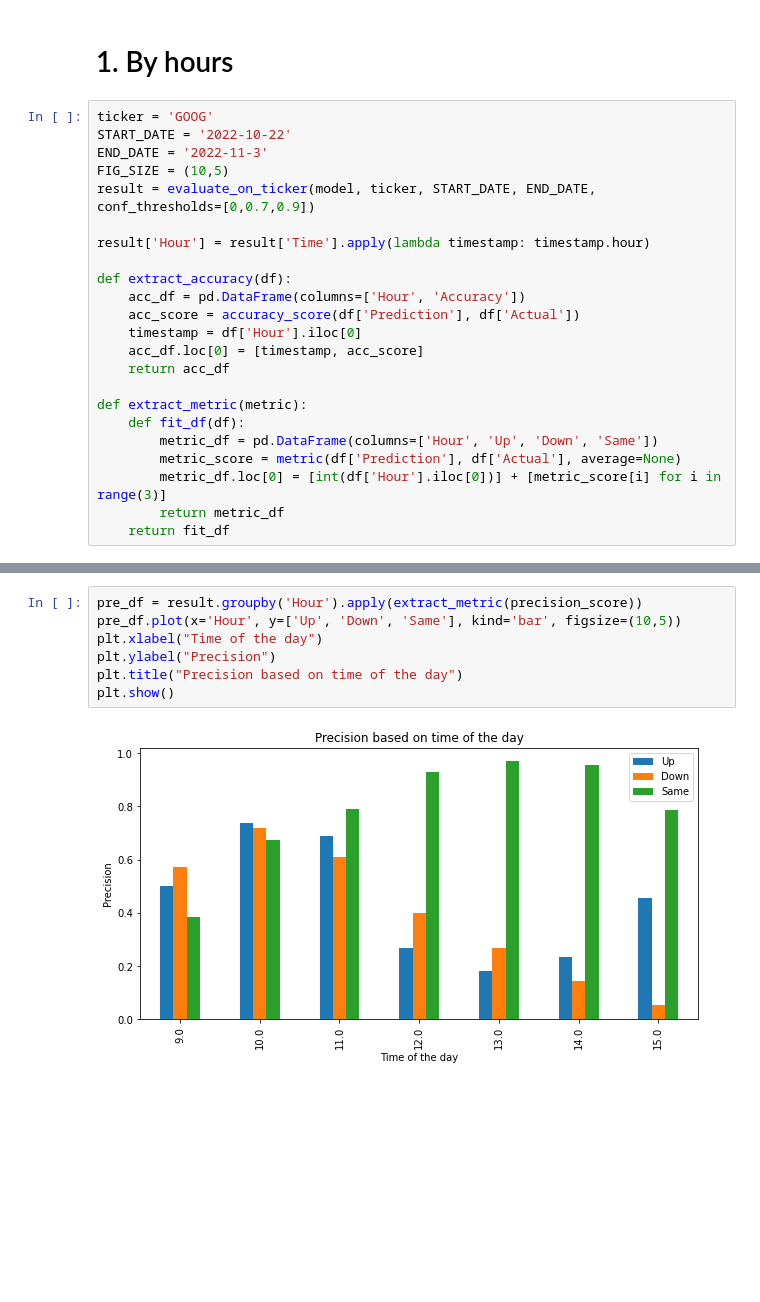
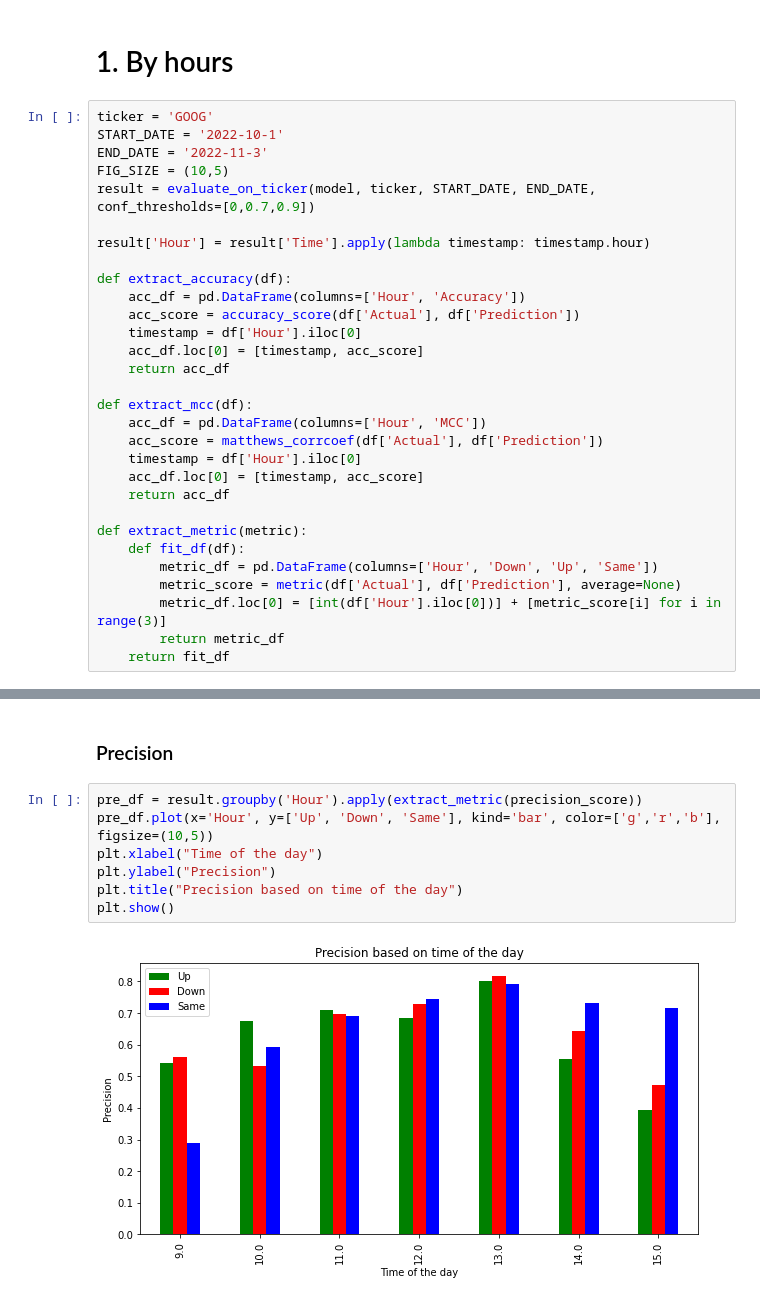
Before and after one commit to itberrios/algotrading, a Jupyter notebook: predictive_analytics/RNN/Visualization.ipynb, the cells around one changed output, grey strips where cells are left out. Cells and saved outputs as stored; diff of their text form; blank space fills up the shorter version.

Commit message:
added visualization

```diff
--- a/predictive_analytics/RNN/Visualization.ipynb
+++ b/predictive_analytics/RNN/Visualization.ipynb
@@ -25,7 +25,7 @@ model = tf.keras.models.load_model("models/{}".format(MODEL_NAME), custom_object
 # 1. By hours
 # %%
 ticker = 'GOOG'
-START_DATE = '2022-10-22'
+START_DATE = '2022-10-1'
 END_DATE = '2022-11-3'
 FIG_SIZE = (10,5)
 result = evaluate_on_ticker(model, ticker, START_DATE, END_DATE, conf_thresholds=[0,0.7,0.9])
@@ -34,15 +34,22 @@ result['Hour'] = result['Time'].apply(lambda timestamp: timestamp.hour)
 
 def extract_accuracy(df):
     acc_df = pd.DataFrame(columns=['Hour', 'Accuracy'])
-    acc_score = accuracy_score(df['Prediction'], df['Actual'])
+    acc_score = accuracy_score(df['Actual'], df['Prediction'])
+    timestamp = df['Hour'].iloc[0]
+    acc_df.loc[0] = [timestamp, acc_score]
+    return acc_df
+
+def extract_mcc(df):
+    acc_df = pd.DataFrame(columns=['Hour', 'MCC'])
+    acc_score = matthews_corrcoef(df['Actual'], df['Prediction'])
     timestamp = df['Hour'].iloc[0]
     acc_df.loc[0] = [timestamp, acc_score]
     return acc_df
 
 def extract_metric(metric):
     def fit_df(df):
-        metric_df = pd.DataFrame(columns=['Hour', 'Up', 'Down', 'Same'])
-        metric_score = metric(df['Prediction'], df['Actual'], average=None)
+        metric_df = pd.DataFrame(columns=['Hour', 'Down', 'Up', 'Same'])
+        metric_score = metric(df['Actual'], df['Prediction'], average=None)
         metric_df.loc[0] = [int(df['Hour'].iloc[0])] + [metric_score[i] for i in range(3)]
         return metric_df
     return fit_df
@@ -78,9 +94,11 @@ plt.show()
+# %% [markdown]
+### Precision
 # %%
 pre_df = result.groupby('Hour').apply(extract_metric(precision_score))
-pre_df.plot(x='Hour', y=['Up', 'Down', 'Same'], kind='bar', figsize=(10,5))
+pre_df.plot(x='Hour', y=['Up', 'Down', 'Same'], kind='bar', color=['g','r','b'], figsize=(10,5))
 plt.xlabel("Time of the day")
 plt.ylabel("Precision")
 plt.title("Precision based on time of the day")
 plt.show()
 # %% [output]
-[figure, old version]
+[figure, new version]
```
Also changed, not shown: parts of 9 cells of this notebook, 29 other files.
